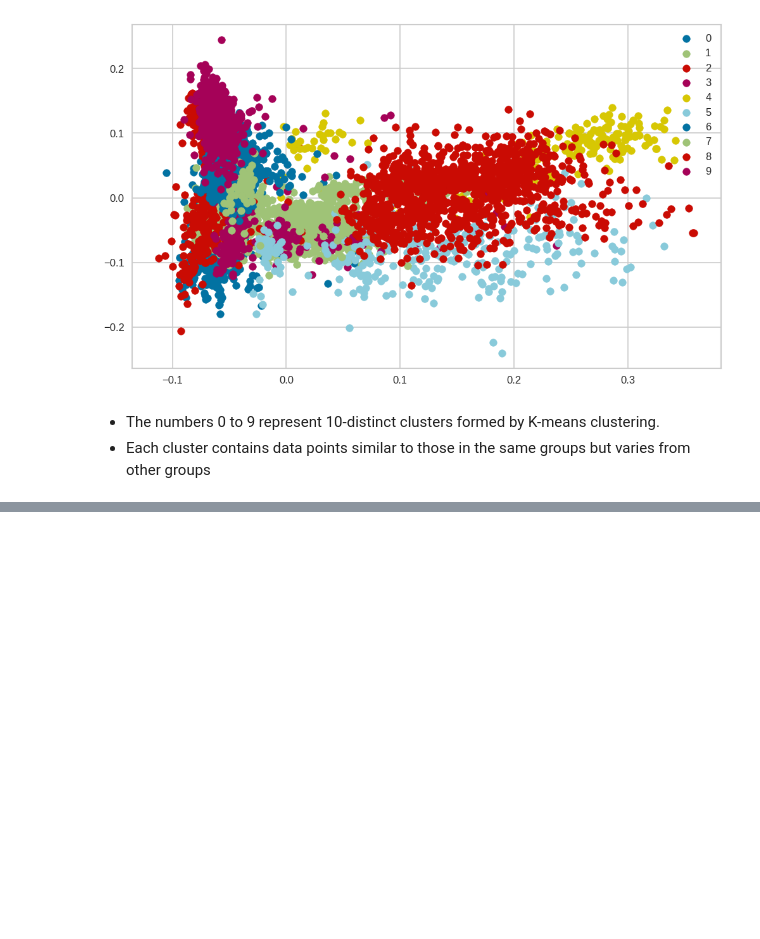
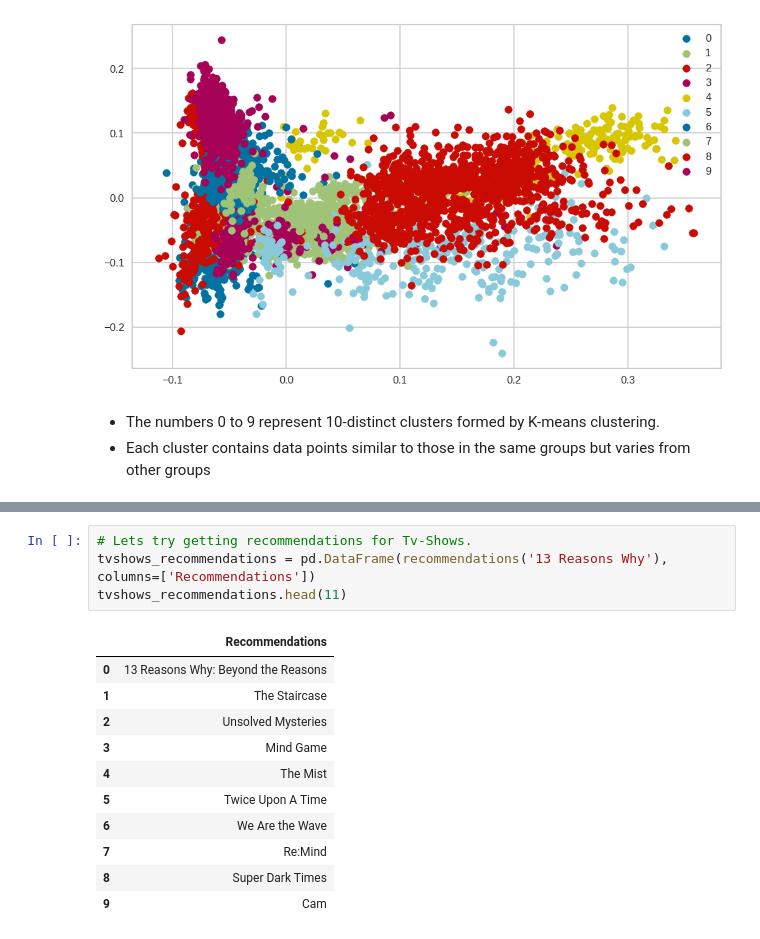
Before and after one commit to prajwal-mv/Netflix_Movies_And_TV_Shows_Clusterig, a Jupyter notebook: Netflix_Movies_and_TV_Shows.ipynb, the cells around one changed output, grey strips where cells are left out. Saved outputs shown, nothing was run; the diff lists cells and outputs as text; blank space fills up the shorter version.

```diff
--- a/Netflix_Movies_and_TV_Shows.ipynb
+++ b/Netflix_Movies_and_TV_Shows.ipynb
@@ -939,0 +1048,16 @@ varies from other groups
+# %%
+# Lets try getting recommendations for Tv-Shows.
+tvshows_recommendations = pd.DataFrame(recommendations('13 Reasons Why'), columns=['Recommendations'])
+tvshows_recommendations.head(11)
+# %% [output]
+|  | Recommendations |
+| 0 | 13 Reasons Why: Beyond the Reasons |
+| 1 | The Staircase |
+| 2 | Unsolved Mysteries |
+| 3 | Mind Game |
+| 4 | The Mist |
+| 5 | Twice Upon A Time |
+| 6 | We Are the Wave |
+| 7 | Re:Mind |
+| 8 | Super Dark Times |
+| 9 | Cam |
```
Also changed, not shown: parts of 16 cells of this notebook.
